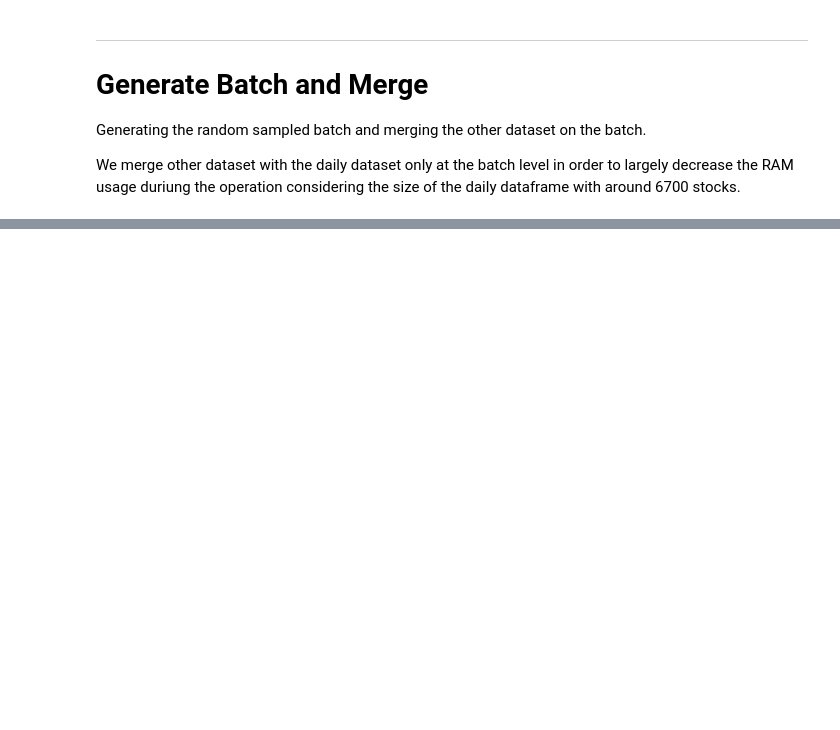
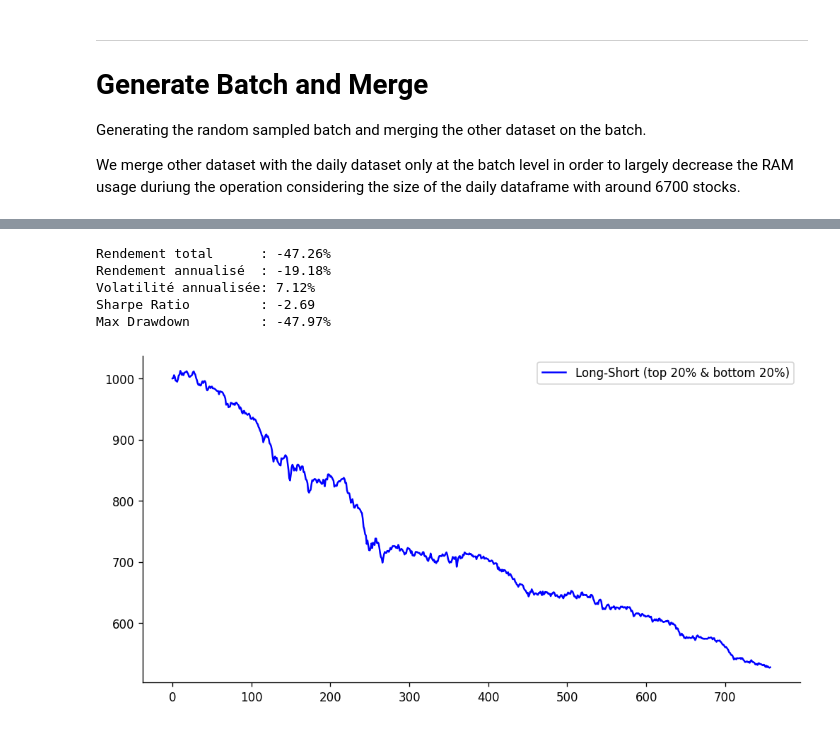
Before and after one commit to leo-wun/Can-Signal-Ensembles-beat-the-S-P500, a Jupyter notebook: notebooks/03_modelling.ipynb, the cells around one changed output, grey strips where cells are left out. Cells and saved outputs as stored; diff of their text form; code cells hidden in the pictures; blank space fills up the shorter version.

Commit message:
Added : (1) Backtest logic (2) Corrected data leakage and lookahead bias in features construction

```diff
--- a/notebooks/03_modelling.ipynb
+++ b/notebooks/03_modelling.ipynb
@@ -90,0 +133,53 @@ R² val   : 0.0009
+# %%
+# ── Paramètres ────────────────────────────────────────────────────────────────
+N                  = 1_000   # Capital initial
+LONG_WEIGHT        = 0.50    # 50% long sur top 20%
+SHORT_WEIGHT       = 0.10    # 10% short sur bottom 20%
+TRADING_COST       = 0.001    # frais de transaction
+BORROW_COST_ANNUAL = 0.01    # 1% coût d'emprunt annuel sur le short leg
+TRADING_DAYS       = 252
+
+# ── PnL journalier (vectorisé) ────────────────────────────────────────────────
+# Short PnL = -weight * return  (on gagne quand le titre baisse)
+daily_borrow_cost = SHORT_WEIGHT * (BORROW_COST_ANNUAL / TRADING_DAYS)
+daily_trading_cost = (LONG_WEIGHT + SHORT_WEIGHT) * 2 * TRADING_COST
+
+daily_returns_pct = (
+      LONG_WEIGHT  * (top_20 - TRADING_COST).squeeze()       # .squeeze() force en 1D si DataFrame à 1 colonne
+    - SHORT_WEIGHT * (bottom_20 - TRADING_COST).squeeze()
+    - daily_borrow_cost
+    - daily_trading_cost
+).reset_index(drop=True)                    # index propre 0, 1, 2, ...
+
+# ── Évolution du portefeuille (100% pandas, pas de numpy) ─────────────────────
+portfolio = pd.concat(
+    [pd.Series([N]), N * (1 + daily_returns_pct).cumprod()],
+    ignore_index=True
+)
+
+# ── Métriques de performance ──────────────────────────────────────────────────
+total_return   = portfolio.iloc[-1] / N - 1
+annualized_ret = (1 + total_return) ** (TRADING_DAYS / len(daily_returns_pct)) - 1
+volatility     = daily_returns_pct.std() * np.sqrt(TRADING_DAYS)
+sharpe         = annualized_ret / volatility
+drawdown       = (portfolio / portfolio.cummax()) - 1
+max_drawdown   = drawdown.min()
+
+print(f"Rendement total      : {total_return:+.2%}")
+print(f"Rendement annualisé  : {annualized_ret:+.2%}")
+print(f"Volatilité annualisée: {volatility:.2%}")
+print(f"Sharpe Ratio         : {sharpe:.2f}")
+print(f"Max Drawdown         : {max_drawdown:.2%}")
+# %% [output]
+Rendement total      : -47.26%
+Rendement annualisé  : -19.18%
+Volatilité annualisée: 7.12%
+Sharpe Ratio         : -2.69
+Max Drawdown         : -47.97%
+# %%
+plt.figure(figsize=(10,5))
+plt.plot(portfolio, color='blue', label='Long-Short (top 20% & bottom 20%)')
+plt.legend()
+plt.show()
+# %% [output]
+[figure, added]
```
Also changed, not shown: parts of 4 cells of this notebook, 2 other files.
